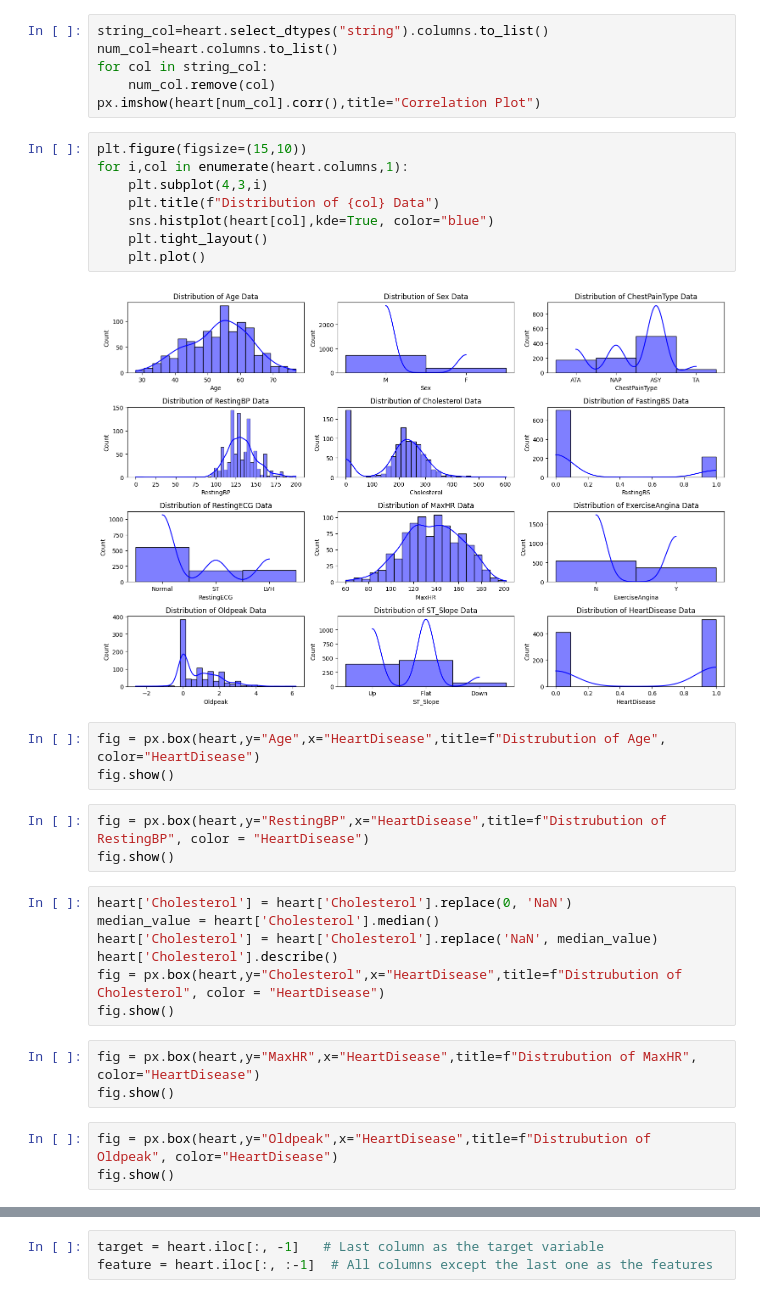
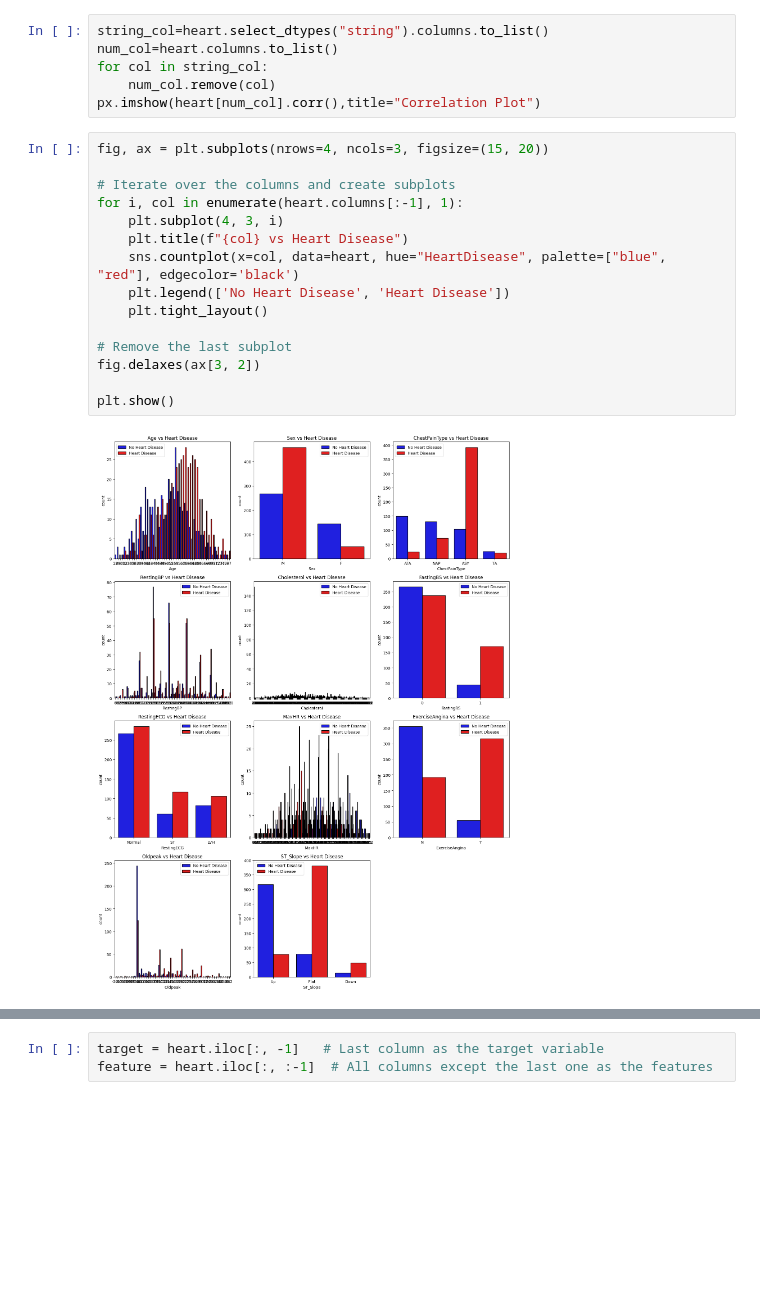
Before and after one commit to nbzuong/ML_Project, a Jupyter notebook: heart_predict.ipynb, the cells around one changed output, grey strips where cells are left out. Cells and saved outputs as stored; diff of their text form; blank space fills up the shorter version.

```diff
--- a/heart_predict.ipynb
+++ b/heart_predict.ipynb
@@ -50,31 +64,19 @@ for col in string_col:
     num_col.remove(col)
 px.imshow(heart[num_col].corr(),title="Correlation Plot")
 # %%
-plt.figure(figsize=(15,10))
-for i,col in enumerate(heart.columns,1):
-    plt.subplot(4,3,i)
-    plt.title(f"Distribution of {col} Data")
-    sns.histplot(heart[col],kde=True, color="blue")
+fig, ax = plt.subplots(nrows=4, ncols=3, figsize=(15, 20))
+
+# Iterate over the columns and create subplots
+for i, col in enumerate(heart.columns[:-1], 1):
+    plt.subplot(4, 3, i)
+    plt.title(f"{col} vs Heart Disease")
+    sns.countplot(x=col, data=heart, hue="HeartDisease", palette=["blue", "red"], edgecolor='black')
+    plt.legend(['No Heart Disease', 'Heart Disease'])
     plt.tight_layout()
-    plt.plot()
+
+# Remove the last subplot
+fig.delaxes(ax[3, 2])
+
+plt.show()
 # %% [output]
-[figure, old version]
+[figure, new version]
-# %%
-fig = px.box(heart,y="Age",x="HeartDisease",title=f"Distrubution of Age", color="HeartDisease")
-fig.show()
-# %%
-fig = px.box(heart,y="RestingBP",x="HeartDisease",title=f"Distrubution of RestingBP", color = "HeartDisease")
-fig.show()
-# %%
-heart['Cholesterol'] = heart['Cholesterol'].replace(0, 'NaN')
-median_value = heart['Cholesterol'].median()
-heart['Cholesterol'] = heart['Cholesterol'].replace('NaN', median_value)
-heart['Cholesterol'].describe()
-fig = px.box(heart,y="Cholesterol",x="HeartDisease",title=f"Distrubution of Cholesterol", color = "HeartDisease")
-fig.show()
-# %%
-fig = px.box(heart,y="MaxHR",x="HeartDisease",title=f"Distrubution of MaxHR", color="HeartDisease")
-fig.show()
-# %%
-fig = px.box(heart,y="Oldpeak",x="HeartDisease",title=f"Distrubution of Oldpeak", color="HeartDisease")
-fig.show()
```
Also changed, not shown: parts of 15 cells of this notebook.
